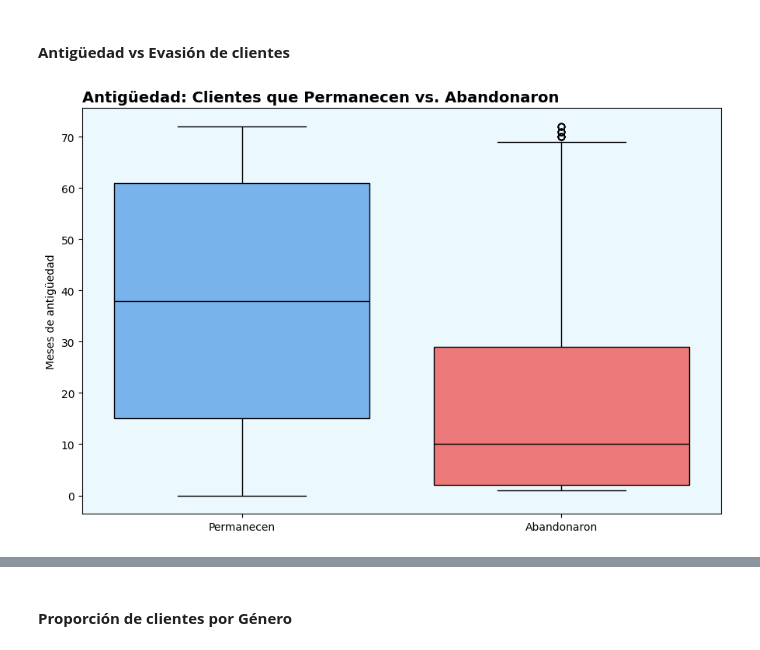
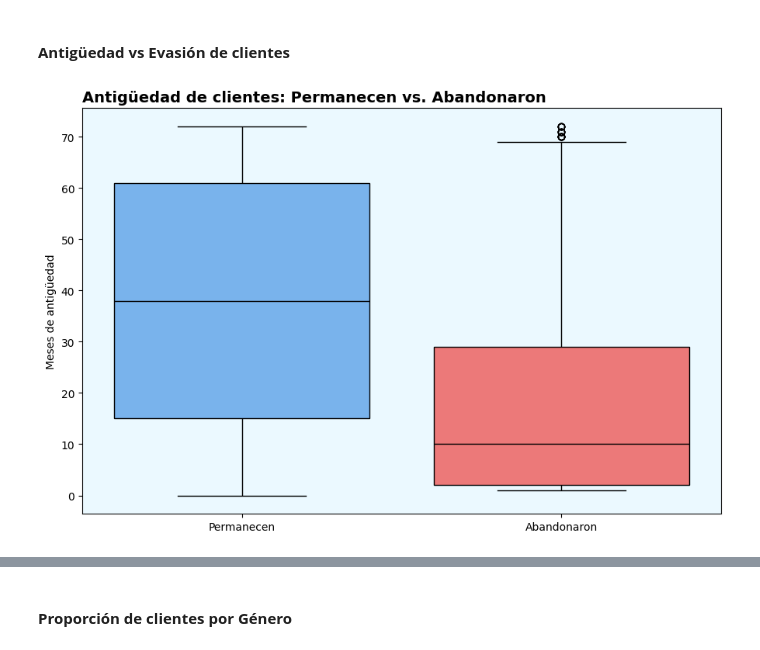
Before and after one commit to DanielRaiicHu/TelecomX, a Jupyter notebook: TelecomX.ipynb, the cells around one changed output, grey strips where cells are left out. Cells and saved outputs as stored; diff of their text form; code cells hidden in the pictures.

```diff
--- a/TelecomX.ipynb
+++ b/TelecomX.ipynb
@@ -602,37 +606,41 @@ plt.show()
 # %% [markdown]
 #### **Antigüedad vs Evasión de clientes**
 # %%
-# Crear figura
-fig, ax = plt.subplots(figsize=(9, 6))
+def boxplot_antiguedad():
 
-# Boxplot con hue para evitar warning
-sns.boxplot(
-    data=df,
-    x='Evasion',  # Compara "Sí" vs "No"
-    y='MesesAntiguedad',
-    hue='Evasion',
-    palette={'Sí': color_no, 'No': color_si},
-    ax=ax,
-    boxprops=dict(edgecolor='black'),
-    medianprops=dict(color='black'),
-    whiskerprops=dict(color='black'),
-    capprops=dict(color='black'),
-    flierprops=dict(markeredgecolor='black')
-)
+    # Crear figura
+    fig, ax = plt.subplots(figsize=(9, 6))
 
-# Estética
-ax.set_title('Antigüedad: Clientes que Permanecen vs. Abandonaron',
-             fontsize=14, fontweight='bold', loc='left')
-ax.set_xlabel('')
-ax.set_ylabel('Meses de antigüedad')
-ax.set_facecolor(color_interior)
-# Asegura que los ticks estén fijos en 0 y 1 (posiciones de las categorías)
-ax.set_xticks([0, 1])
-# Asigna las etiquetas
-ax.set_xticklabels(['Permanecen', 'Abandonaron'])
+    # Boxplot con hue para evitar warning
+    sns.boxplot(
+        data=df,
+        x='Evasion',  # Compara "Sí" vs "No"
+        y='MesesAntiguedad',
+        hue='Evasion',
+        palette={'Sí': color_no, 'No': color_si},
+        ax=ax,
+        boxprops=dict(edgecolor='black'),
+        medianprops=dict(color='black'),
+        whiskerprops=dict(color='black'),
+        capprops=dict(color='black'),
+        flierprops=dict(markeredgecolor='black')
+    )
 
-plt.tight_layout()
-plt.show()
+    # Estética
+    ax.set_title('Antigüedad de clientes: Permanecen vs. Abandonaron',
+                fontsize=14, fontweight='bold', loc='left')
+    ax.set_xlabel('')
+    ax.set_ylabel('Meses de antigüedad')
+    ax.set_facecolor(color_interior)
+    # Asegura que los ticks estén fijos en 0 y 1 (posiciones de las categorías)
+    ax.set_xticks([0, 1])
+    # Asigna las etiquetas
+    ax.set_xticklabels(['Permanecen', 'Abandonaron'])
+
+    plt.tight_layout()
+    return plt
-# %% [output]
-[figure, removed]
+# %%
+boxplot_antiguedad().show()
+# %% [output]
+[figure, added]
 # %%
```
Also changed, not shown: parts of 67 cells of this notebook.
